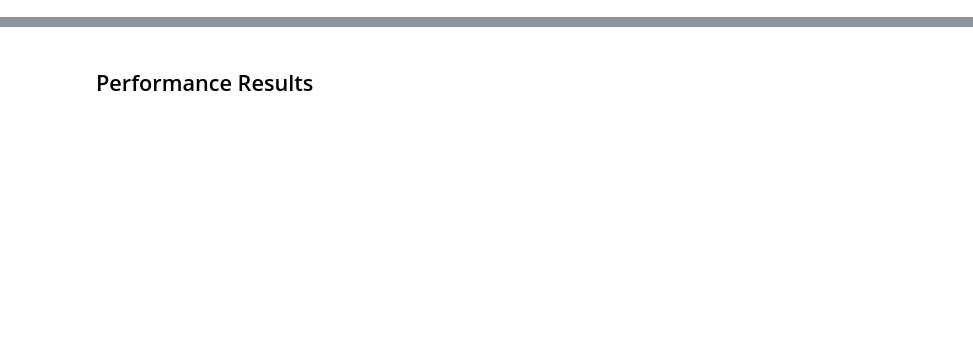
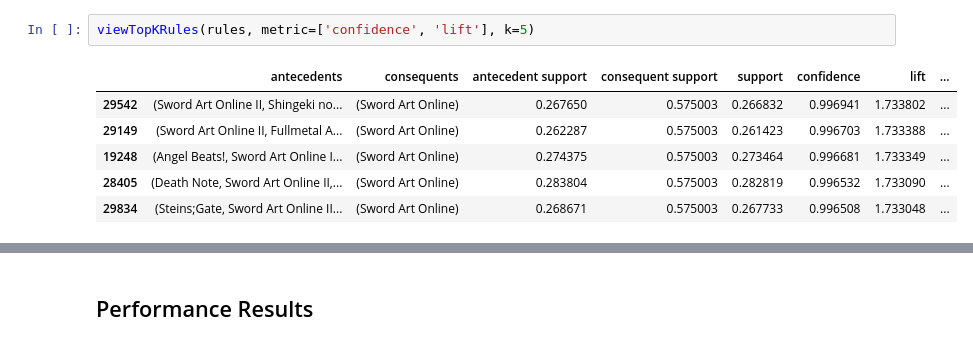
Before and after one commit to warrenmwang/csci349_final_project, a Jupyter notebook: Final_Report.ipynb, the cells around one changed output, grey strips where cells are left out. Cells and saved outputs as stored; diff of their text form; blank space fills up the shorter version.

```diff
--- a/Final_Report.ipynb
+++ b/Final_Report.ipynb
@@ -15,0 +364,9 @@ There is a lot of data here to inspect.
+# %%
+viewTopKRules(rules, metric=['confidence', 'lift'], k=5)
+# %% [output]
+|  | antecedents | consequents | antecedent support | consequent support | support | confidence | lift | ... |
+| 29542 | (Sword Art Online II, Shingeki no... | (Sword Art Online) | 0.267650 | 0.575003 | 0.266832 | 0.996941 | 1.733802 | ... |
+| 29149 | (Sword Art Online II, Fullmetal A... | (Sword Art Online) | 0.262287 | 0.575003 | 0.261423 | 0.996703 | 1.733388 | ... |
+| 19248 | (Angel Beats!, Sword Art Online I... | (Sword Art Online) | 0.274375 | 0.575003 | 0.273464 | 0.996681 | 1.733349 | ... |
+| 28405 | (Death Note, Sword Art Online II,... | (Sword Art Online) | 0.283804 | 0.575003 | 0.282819 | 0.996532 | 1.733090 | ... |
+| 29834 | (Steins;Gate, Sword Art Online II... | (Sword Art Online) | 0.268671 | 0.575003 | 0.267733 | 0.996508 | 1.733048 | ... |
```
Also changed, not shown: parts of 48 cells of this notebook, 1 other file.
